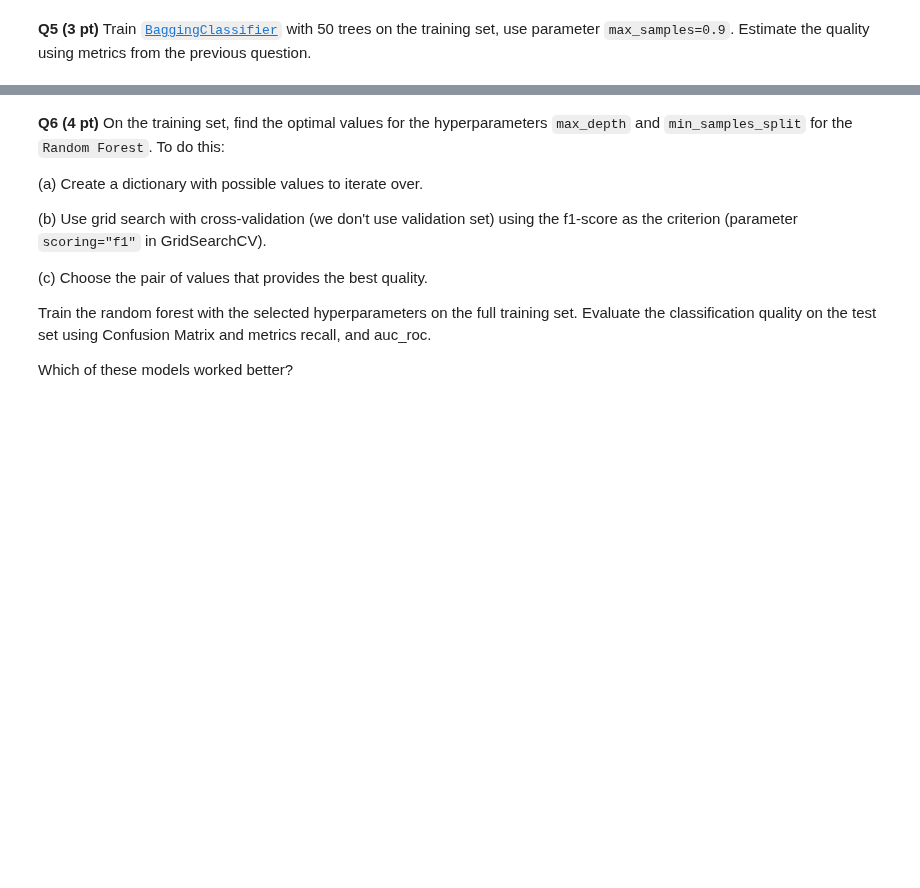
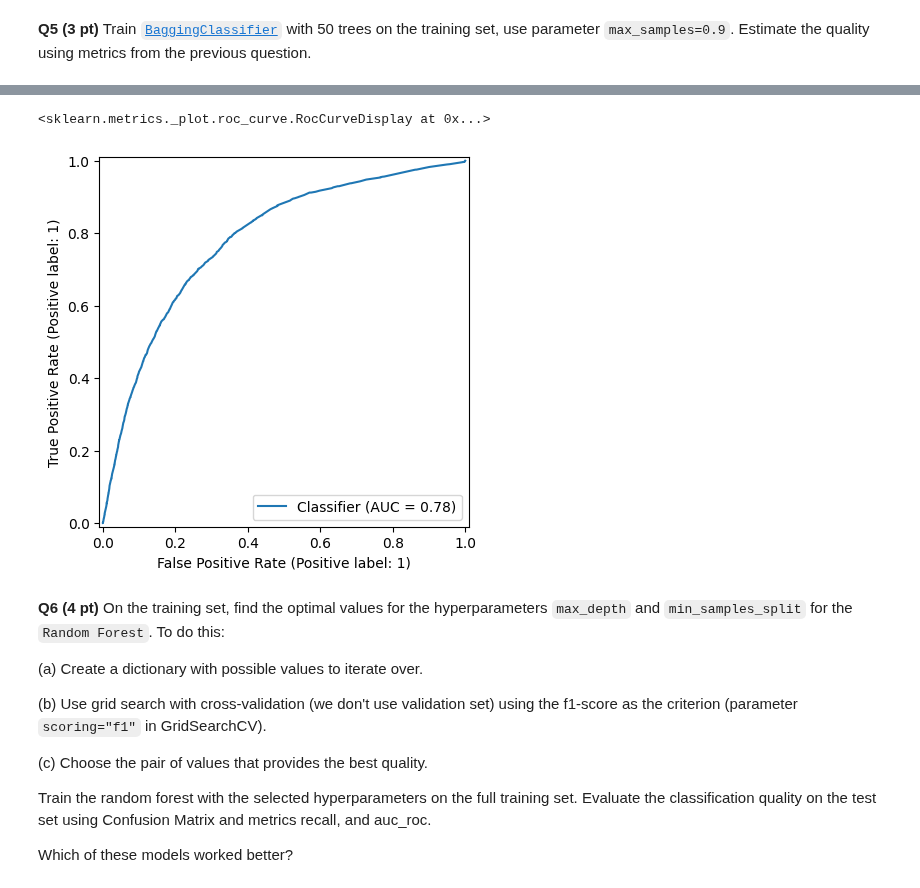
Before and after one commit to Nick-Azzarano/Machine-Learning-Practice, a Jupyter notebook: Spring2025/Homeworks/HW7_Azzarano_Nick.ipynb, the cells around one changed output, grey strips where cells are left out. Drawn from its saved outputs; the diff is of its cells as text; code cells hidden in the pictures; blank space fills up the shorter version.

```diff
--- a/Spring2025/Homeworks/HW7_Azzarano_Nick.ipynb
+++ b/Spring2025/Homeworks/HW7_Azzarano_Nick.ipynb
@@ -269,3 +297,8 @@ AttributeError: 'BaggingClassifier' object has no attribute 'best_estimator_'
+# %%
+RocCurveDisplay.from_predictions(y_test, clf_bag.predict_proba(X_test_transformed)[:,1])
+# %% [output]
+<sklearn.metrics._plot.roc_curve.RocCurveDisplay at 0x...>
+[figure, added]
 # %% [markdown]
 **Q6 (4 pt)** On the training set, find the optimal values for the hyperparameters `max_depth` and `min_samples_split` for the `Random Forest`. To do this:
 
```
Also changed, not shown: parts of 7 cells of this notebook.
